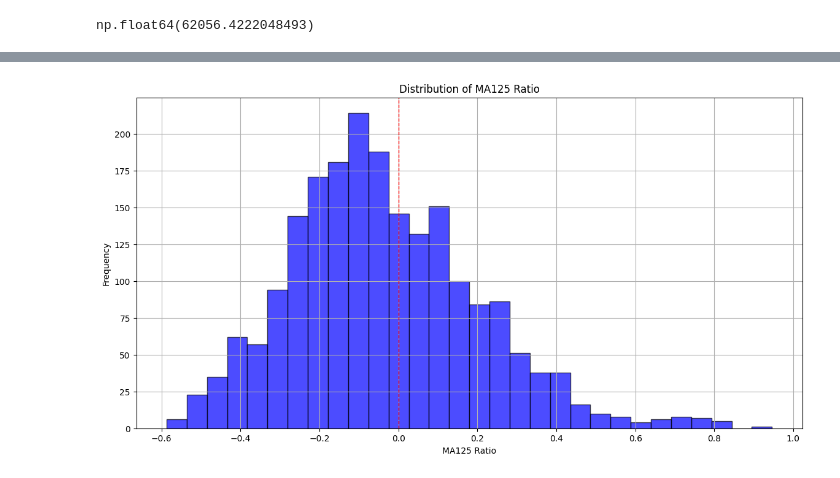
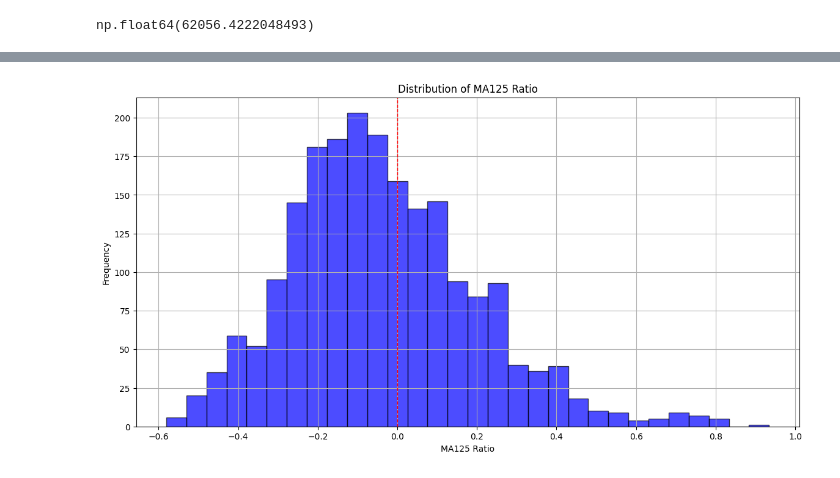
Before and after one commit to yangforbig/Crypto-Fear-Greed-Index-Graph, a Jupyter notebook: script/stream_data.ipynb, the cells around one changed output, grey strips where cells are left out. Cells and saved outputs as stored; diff of their text form; code cells hidden in the pictures.

```diff
--- a/script/stream_data.ipynb
+++ b/script/stream_data.ipynb
@@ -299,0 +155,8 @@ plot_extreme_periods(fear_greed_df, extreme_periods)
+# %%
+def merge_data(fear_greed_df, coin_df):
+    # Merge the two DataFrames on the 'timestamp' column
+    merged_df = pd.merge(fear_greed_df, coin_df, on='date', how='inner')
+    return merged_df
+# %%
+merged_bitcoin_fg_df = merge_data(bitcoin_df, fear_greed_df)
+merged_bitcoin_fg_df.sort_values('date',ascending=False).head(100)
@@ -299,0 +519,18 @@ plot_extreme_periods(fear_greed_df, extreme_periods)
+# %%
+df = merged_bitcoin_fg_df
+
+# Convert the 'date' column to datetime format if it's not already
+df['date'] = pd.to_datetime(df['date'], errors='coerce')
+
+# Check for any NaT values that may have resulted from the conversion
+if df['date'].isnull().any():
+    print("Warning: Some dates could not be converted and are set to NaT.")
+
+# Extract the year from the date column and create a new column
+df['year'] = df['date'].dt.year
+
+# Group by both 'year' and 'value_classification' and count occurrences
+yearly_sentiment_counts = df[df.year > 2021].groupby(['year', 'value_classification']).size().reset_index(name='count')
+
+# Display the result
+print(yearly_sentiment_counts)
@@ -341,8 +616,0 @@ def merge_data(fear_greed_df, eth_df):
-# %%
-time_period = 365*6
-bitcoin_df = get_bitcoin_price_data(time_period)  # Last 120 days
-fear_greed_df['date'] = pd.to_datetime(fear_greed_df['date'])
-bitcoin_df['date'] = pd.to_datetime(bitcoin_df['date'])
-
-
-merged_bitcoin_fg_df = merge_data(fear_greed_df, bitcoin_df)
@@ -901,18 +622,18 @@ merged_bitcoin_fg_df.sort_values('MA125_ratio')
 # %%
-def plot_ma125_ratio_distribution(df):
+def plot_ma120_ratio_distribution(df):
     plt.figure(figsize=(14, 7))
 
     # Create a histogram of MA125_ratio
-    plt.hist(df['MA125_ratio'].dropna(), bins=30, color='blue', alpha=0.7, edgecolor='black')
+    plt.hist(df['MA120_ratio'].dropna(), bins=30, color='blue', alpha=0.7, edgecolor='black')
 
     plt.title('Distribution of MA125 Ratio')
     plt.xlabel('MA125 Ratio')
     plt.ylabel('Frequency')
     plt.axvline(x=0, color='red', linestyle='--', linewidth=1)  # Add a vertical line at x=0 for reference
     plt.grid()
     plt.show()
 
 # Call the function to plot the distribution
-plot_ma125_ratio_distribution(merged_bitcoin_fg_df)
+plot_ma120_ratio_distribution(merged_bitcoin_fg_df)
 # %% [output]
-[figure, old version]
+[figure, new version]
```
Also changed, not shown: parts of 44 cells of this notebook, 2 other files.
